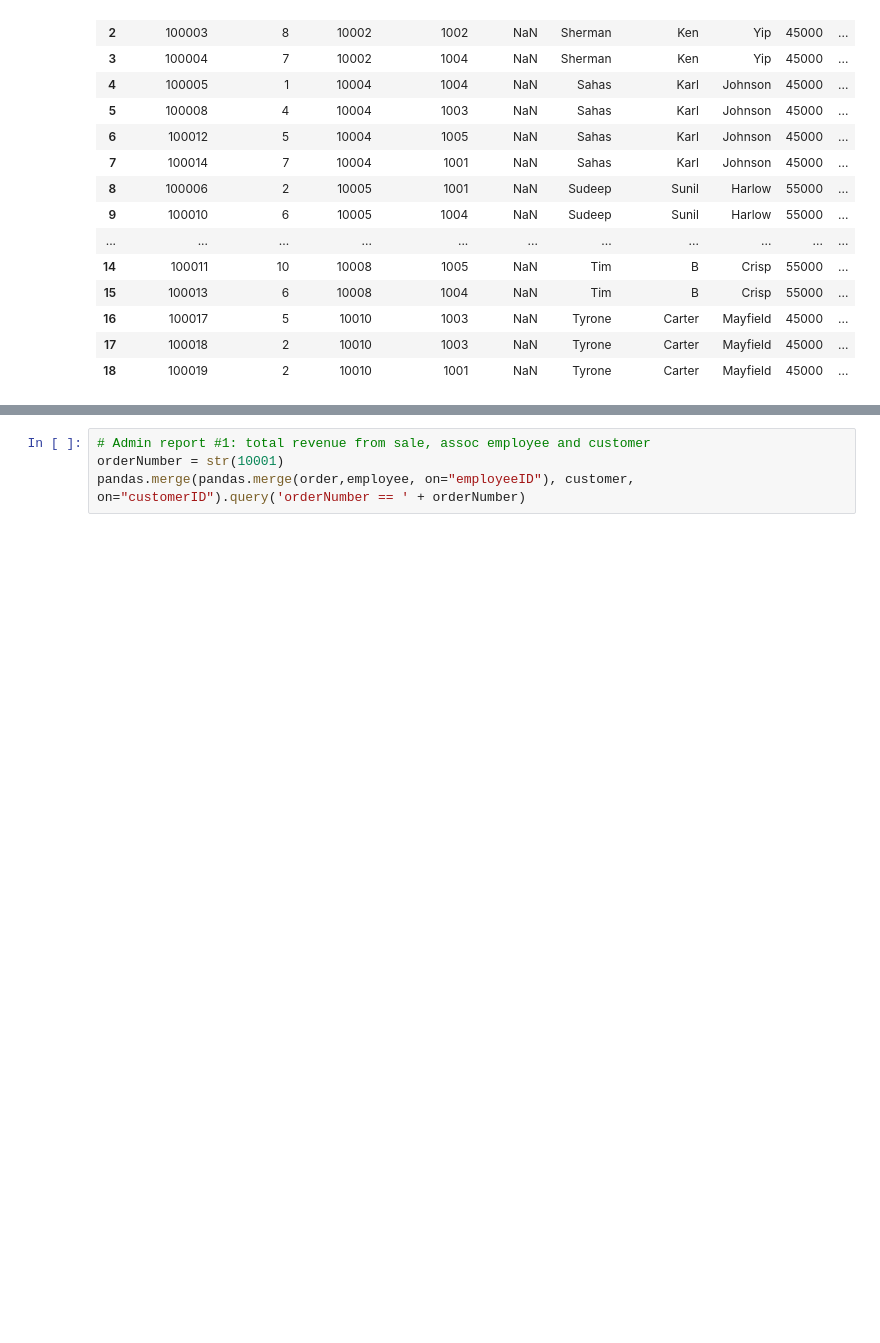
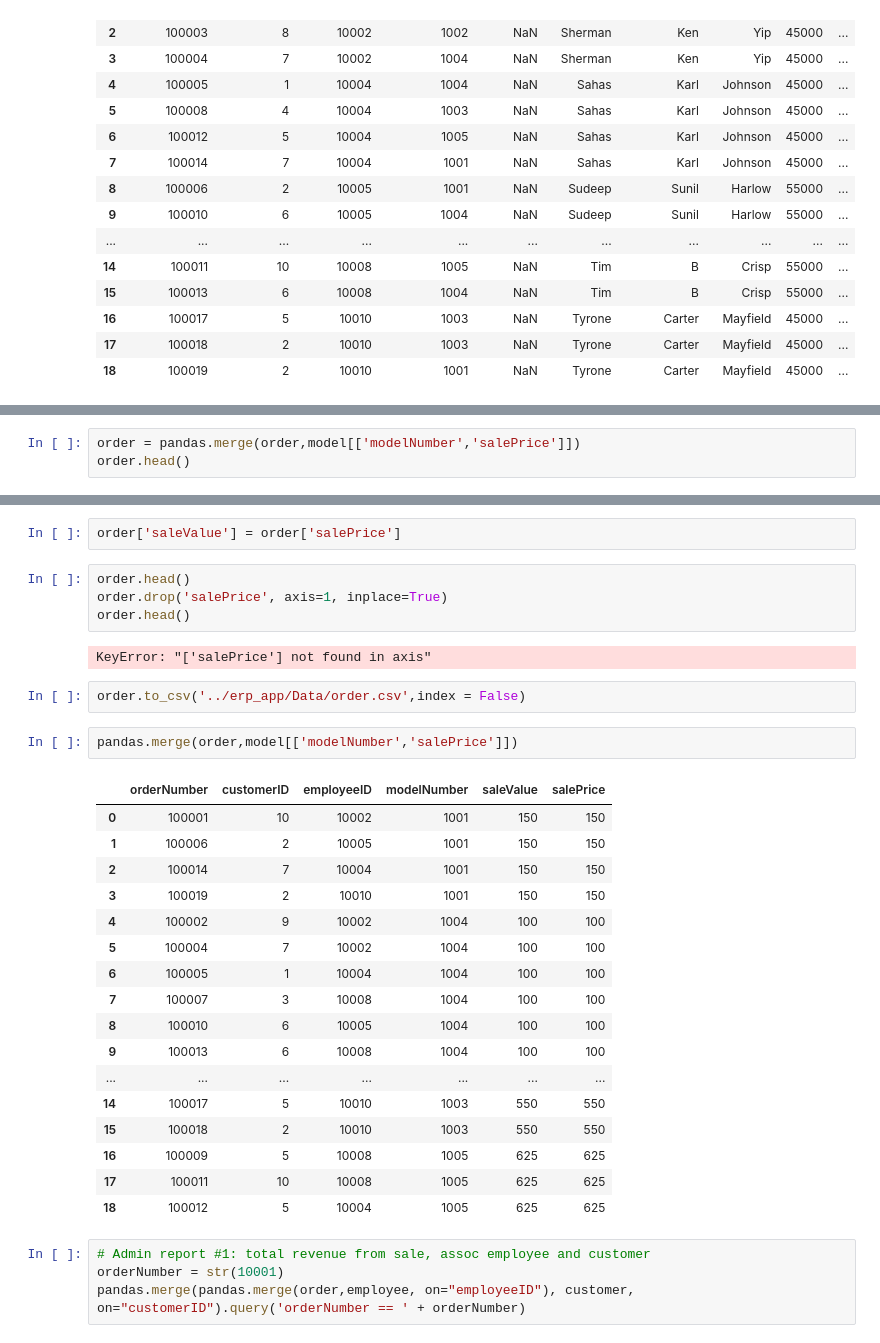
Before and after one commit to eleefoley/CS_425_ERP_App, a Jupyter notebook: notebooks/Problem_Exploration.ipynb, the cells around one changed output, grey strips where cells are left out. Cells and saved outputs as stored; diff of their text form; blank space fills up the shorter version.

```diff
--- a/notebooks/Problem_Exploration.ipynb
+++ b/notebooks/Problem_Exploration.ipynb
@@ -169,0 +216,3 @@ ValueError: columns overlap but no suffix specified: Index(['customerID', 'First
+# %%
+order = pandas.merge(order,model[['modelNumber','salePrice']])
+order.head()
@@ -170,3 +226,33 @@ ValueError: columns overlap but no suffix specified: Index(['customerID', 'First
+# %%
+order['saleValue'] = order['salePrice']
+# %%
+order.head()
+order.drop('salePrice', axis=1, inplace=True)
+order.head()
+# %% [output]
+KeyError: "['salePrice'] not found in axis"
+# %%
+order.to_csv('../erp_app/Data/order.csv',index = False)
+# %%
+pandas.merge(order,model[['modelNumber','salePrice']])
+# %% [output]
+|  | orderNumber | customerID | employeeID | modelNumber | saleValue | salePrice |
+| 0 | 100001 | 10 | 10002 | 1001 | 150 | 150 |
+| 1 | 100006 | 2 | 10005 | 1001 | 150 | 150 |
+| 2 | 100014 | 7 | 10004 | 1001 | 150 | 150 |
+| 3 | 100019 | 2 | 10010 | 1001 | 150 | 150 |
+| 4 | 100002 | 9 | 10002 | 1004 | 100 | 100 |
+| 5 | 100004 | 7 | 10002 | 1004 | 100 | 100 |
+| 6 | 100005 | 1 | 10004 | 1004 | 100 | 100 |
+| 7 | 100007 | 3 | 10008 | 1004 | 100 | 100 |
+| 8 | 100010 | 6 | 10005 | 1004 | 100 | 100 |
+| 9 | 100013 | 6 | 10008 | 1004 | 100 | 100 |
+| ... | ... | ... | ... | ... | ... | ... |
+| 14 | 100017 | 5 | 10010 | 1003 | 550 | 550 |
+| 15 | 100018 | 2 | 10010 | 1003 | 550 | 550 |
+| 16 | 100009 | 5 | 10008 | 1005 | 625 | 625 |
+| 17 | 100011 | 10 | 10008 | 1005 | 625 | 625 |
+| 18 | 100012 | 5 | 10004 | 1005 | 625 | 625 |
 # %%
 # Admin report #1: total revenue from sale, assoc employee and customer
 orderNumber = str(10001)
```
Also changed, not shown: parts of 12 cells of this notebook, 5 other files.
